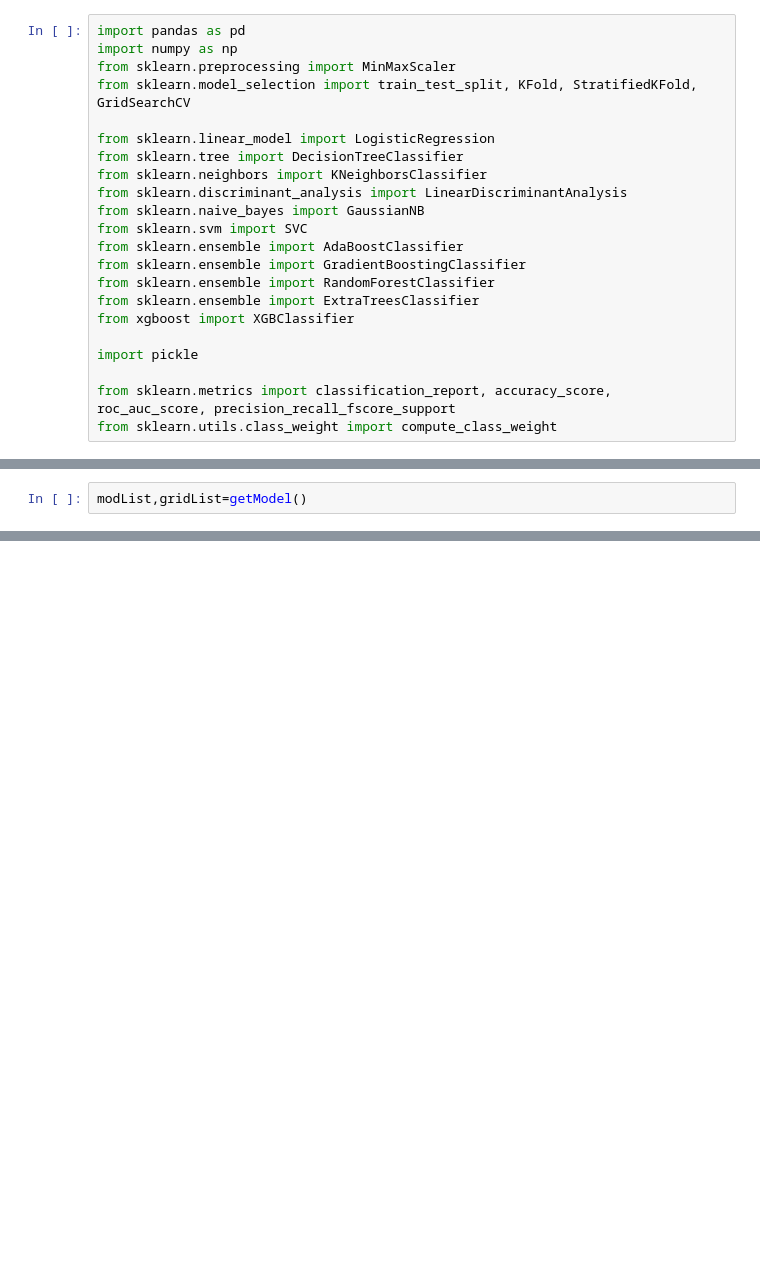
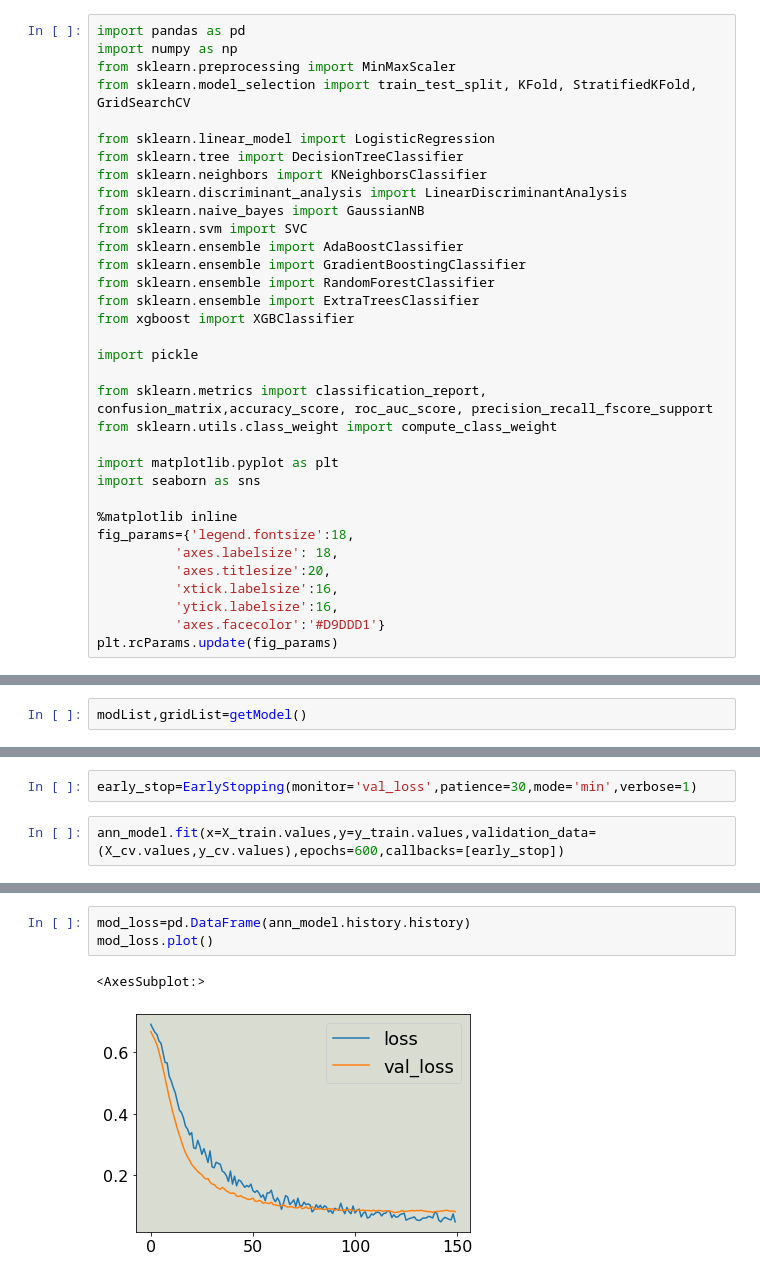
Before and after one commit to csparanjape/breast_cancer_diagnosis, a Jupyter notebook: 02_Model_evaluation.ipynb, the cells around one changed output, grey strips where cells are left out. Cells and saved outputs as stored; diff of their text form; blank space fills up the shorter version.

```diff
--- a/02_Model_evaluation.ipynb
+++ b/02_Model_evaluation.ipynb
@@ -34,8 +34,20 @@ from xgboost import XGBClassifier
 
 import pickle
 
-from sklearn.metrics import classification_report, accuracy_score, roc_auc_score, precision_recall_fscore_support
+from sklearn.metrics import classification_report, confusion_matrix,accuracy_score, roc_auc_score, precision_recall_fscore_support
 from sklearn.utils.class_weight import compute_class_weight
+
+import matplotlib.pyplot as plt
+import seaborn as sns
+
+%matplotlib inline
+fig_params={'legend.fontsize':18,
+          'axes.labelsize': 18,
+          'axes.titlesize':20,
+          'xtick.labelsize':16,
+          'ytick.labelsize':16,
+          'axes.facecolor':'#D9DDD1'}
+plt.rcParams.update(fig_params)
 # %% [markdown]
 ## Training, validation and test set
 # %%
@@ -268,0 +411,4 @@ bestparams
+# %%
+early_stop=EarlyStopping(monitor='val_loss',patience=30,mode='min',verbose=1)
+# %%
+ann_model.fit(x=X_train.values,y=y_train.values,validation_data=(X_cv.values,y_cv.values),epochs=600,callbacks=[early_stop])
@@ -268,0 +434,6 @@ bestparams
+# %%
+mod_loss=pd.DataFrame(ann_model.history.history)
+mod_loss.plot()
+# %% [output]
+<AxesSubplot:>
+[figure, added]
```
Also changed, not shown: parts of 22 cells of this notebook, 11 other files.
